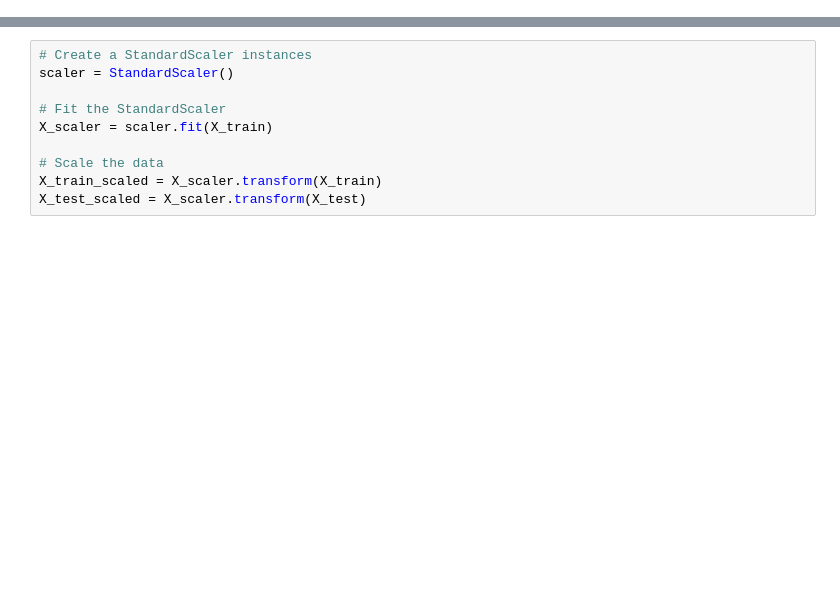
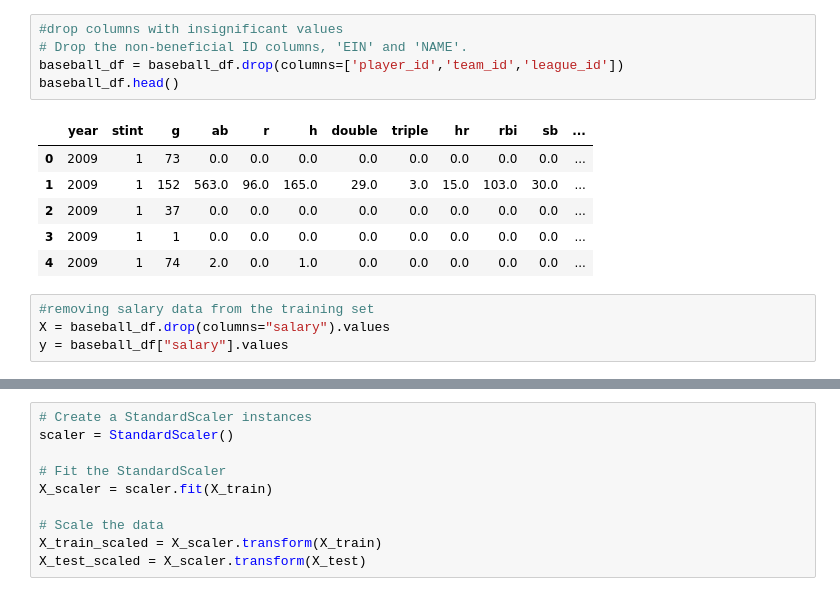
Before and after one commit to rclascano14/PROJECT, a Jupyter notebook: Machine Learning Model.ipynb, the cells around one changed output, grey strips where cells are left out. Cells and saved outputs as stored; diff of their text form; blank space fills up the shorter version.

```diff
--- a/Machine Learning Model.ipynb
+++ b/Machine Learning Model.ipynb
@@ -40,0 +76,16 @@ baseball_df.head()
+# %%
+#drop columns with insignificant values
+# Drop the non-beneficial ID columns, 'EIN' and 'NAME'.
+baseball_df = baseball_df.drop(columns=['player_id','team_id','league_id'])
+baseball_df.head()
+# %% [output]
+|  | year | stint | g | ab | r | h | double | triple | hr | rbi | sb | ... |
+| 0 | 2009 | 1 | 73 | 0.0 | 0.0 | 0.0 | 0.0 | 0.0 | 0.0 | 0.0 | 0.0 | ... |
+| 1 | 2009 | 1 | 152 | 563.0 | 96.0 | 165.0 | 29.0 | 3.0 | 15.0 | 103.0 | 30.0 | ... |
+| 2 | 2009 | 1 | 37 | 0.0 | 0.0 | 0.0 | 0.0 | 0.0 | 0.0 | 0.0 | 0.0 | ... |
+| 3 | 2009 | 1 | 1 | 0.0 | 0.0 | 0.0 | 0.0 | 0.0 | 0.0 | 0.0 | 0.0 | ... |
+| 4 | 2009 | 1 | 74 | 2.0 | 0.0 | 1.0 | 0.0 | 0.0 | 0.0 | 0.0 | 0.0 | ... |
+# %%
+#removing salary data from the training set
+X = baseball_df.drop(columns="salary").values
+y = baseball_df["salary"].values
```
Also changed, not shown: parts of 19 cells of this notebook.
